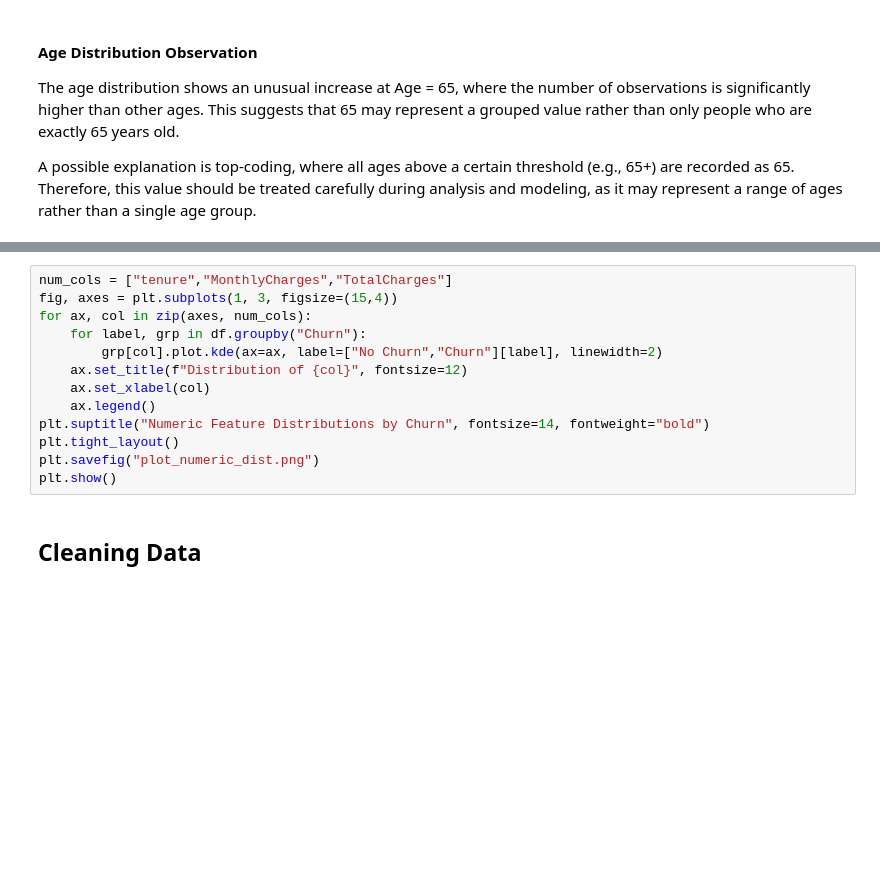
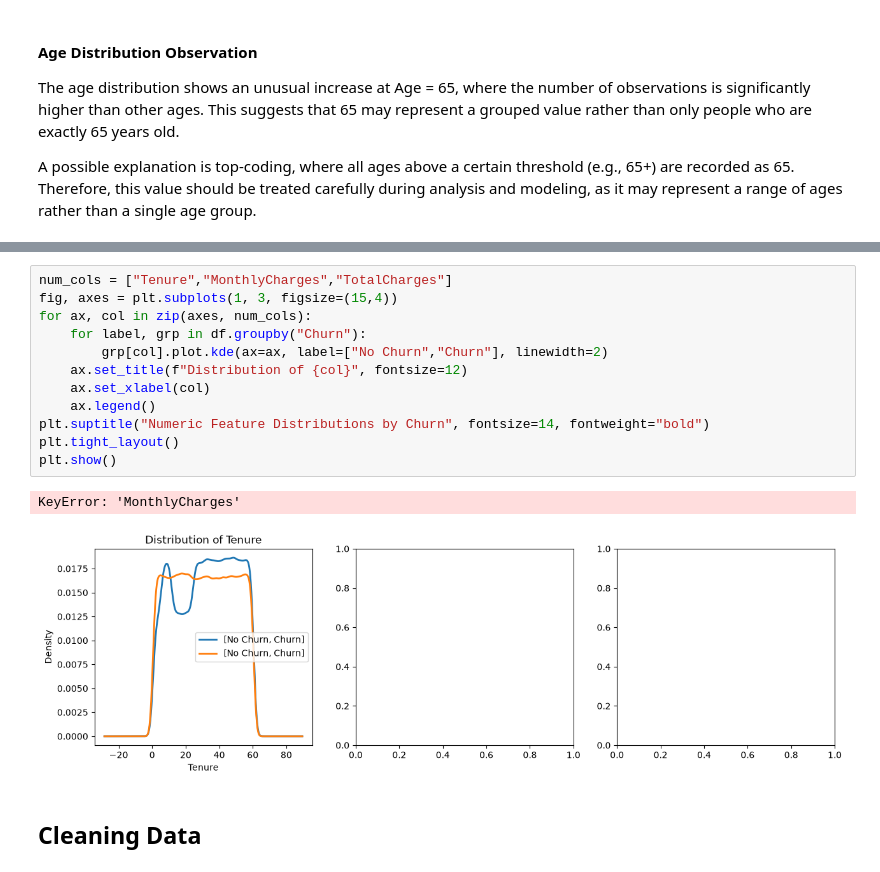
Before and after one commit to aliderakhshan381/Customer-Churn-Prediction, a Jupyter notebook: main.ipynb, the cells around one changed output, grey strips where cells are left out. Cells and saved outputs as stored; diff of their text form; blank space fills up the shorter version.

```diff
--- a/main.ipynb
+++ b/main.ipynb
@@ -77,16 +81,18 @@ plt.show()
 # %%
-num_cols = ["tenure","MonthlyCharges","TotalCharges"]
+num_cols = ["Tenure","MonthlyCharges","TotalCharges"]
 fig, axes = plt.subplots(1, 3, figsize=(15,4))
 for ax, col in zip(axes, num_cols):
     for label, grp in df.groupby("Churn"):
-        grp[col].plot.kde(ax=ax, label=["No Churn","Churn"][label], linewidth=2)
+        grp[col].plot.kde(ax=ax, label=["No Churn","Churn"], linewidth=2)
     ax.set_title(f"Distribution of {col}", fontsize=12)
     ax.set_xlabel(col)
     ax.legend()
 plt.suptitle("Numeric Feature Distributions by Churn", fontsize=14, fontweight="bold")
 plt.tight_layout()
-plt.savefig("plot_numeric_dist.png")
 plt.show()
+# %% [output]
+KeyError: 'MonthlyCharges'
+[figure, added]
 # %% [markdown]
 ## Cleaning Data
 # %%
```
Also changed, not shown: parts of 4 cells of this notebook, 1 other file.
